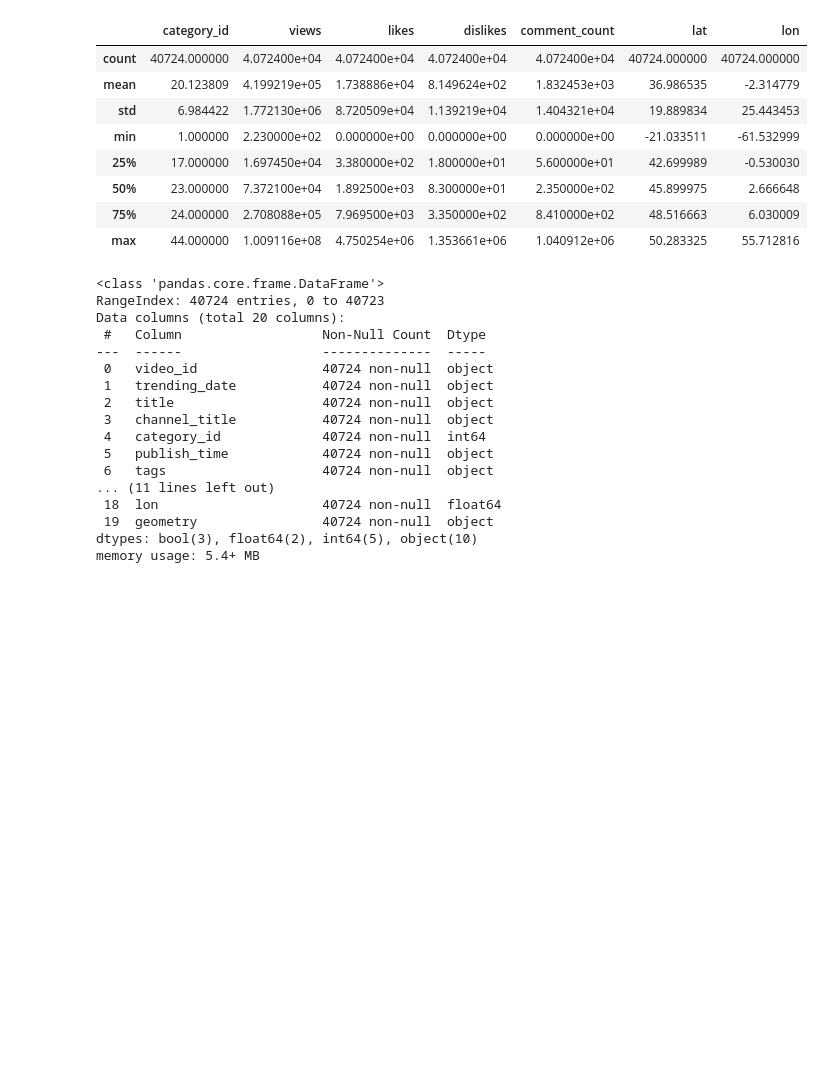
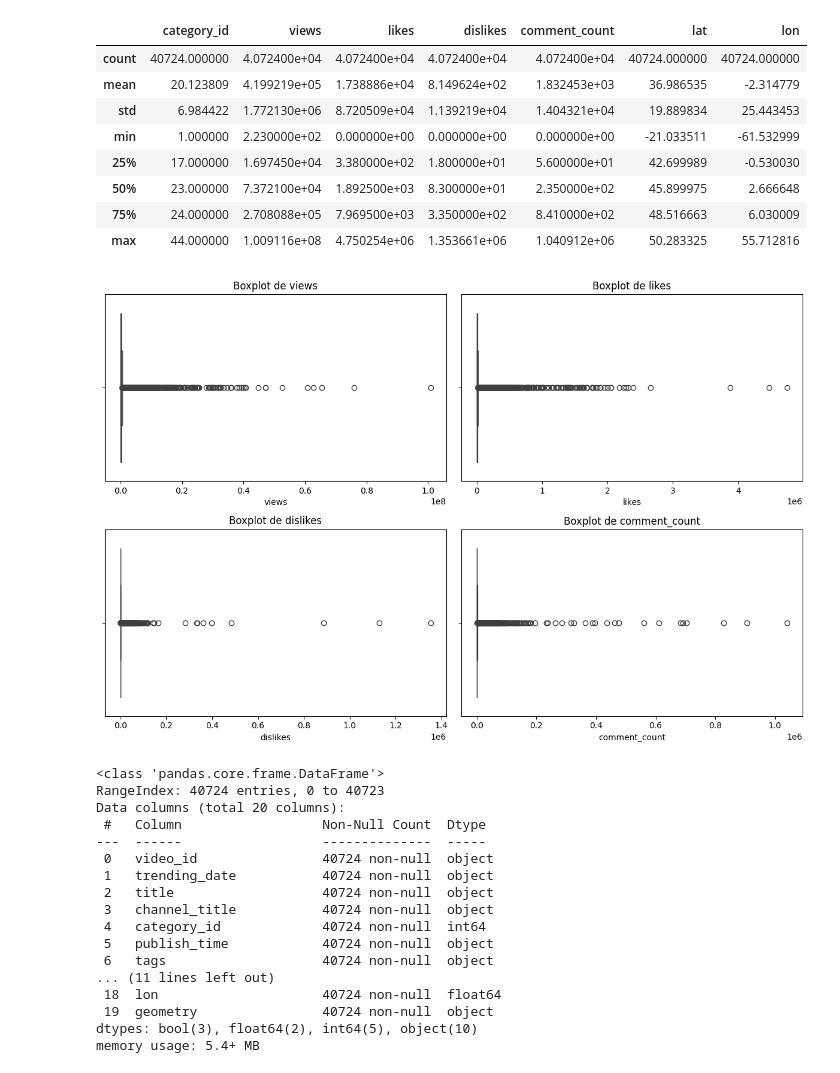
Before and after one commit to QuispeAyalaDiego/Trending-Youtube-FR-G02, a Jupyter notebook: Data-Analysis.ipynb, the cells around one changed output. Saved outputs shown, nothing was run; the diff lists cells and outputs as text; code cells hidden in the pictures; blank space fills up the shorter version.

```diff
--- a/Data-Analysis.ipynb
+++ b/Data-Analysis.ipynb
@@ -41,6 +62,22 @@ FR_df.describe()
 | 50% | 23.000000 | 7.372100e+04 | 1.892500e+03 | 8.300000e+01 | 2.350000e+02 | 45.899975 | 2.666648 |
 | 75% | 24.000000 | 2.708088e+05 | 7.969500e+03 | 3.350000e+02 | 8.410000e+02 | 48.516663 | 6.030009 |
 | max | 44.000000 | 1.009116e+08 | 4.750254e+06 | 1.353661e+06 | 1.040912e+06 | 50.283325 | 55.712816 |
+# %%
+#Analizamos si hay valores atipicos
+
+columns_to_plot = ['views', 'likes', 'dislikes', 'comment_count']
+
+# Crea subgráficos para cada columna
+plt.figure(figsize=(12, 8))
+for i, column in enumerate(columns_to_plot, 1):
+    plt.subplot(2, 2, i)
+    sns.boxplot(x=FR_df[column])
+    plt.title(f'Boxplot de {column}')
+
+plt.tight_layout()
+plt.show()
+# %% [output]
+[figure, added]
 # %%
 #Analizando los tipos de datos
 FR_df.info()
```
Also changed, not shown: parts of 4 cells of this notebook.
